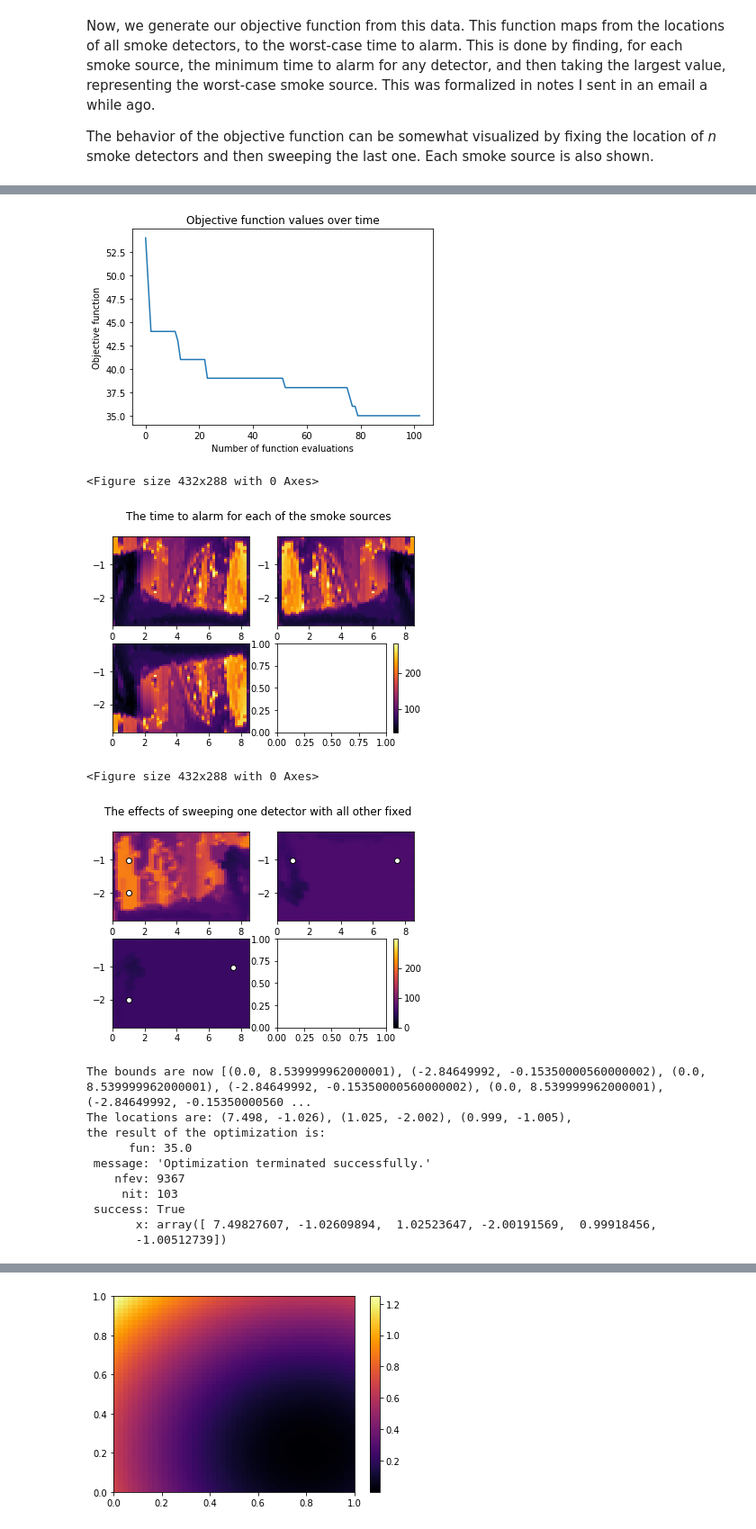
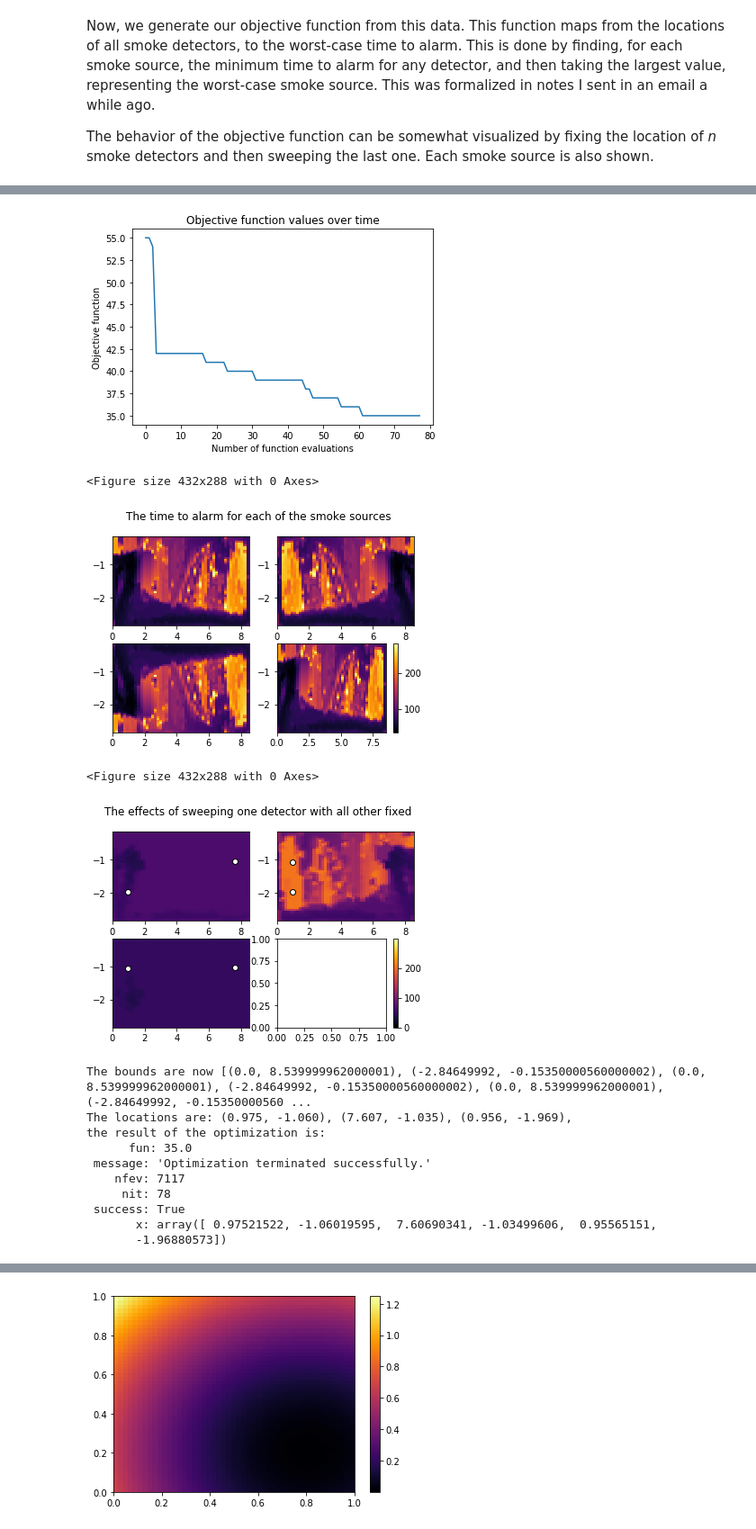
Before and after one commit to russelldj/SmokeDetectorOptimization, a Jupyter notebook: StreamlinedExperiments.ipynb, the cells around one changed output, grey strips where cells are left out. Shown at 90% size. Cells and saved outputs as stored; diff of their text form; code cells hidden in the pictures.

Commit message:
Added support for bad sources

```diff
--- a/StreamlinedExperiments.ipynb
+++ b/StreamlinedExperiments.ipynb
@@ -36,23 +62,23 @@ The behavior of the objective function can be somewhat visualized by fixing the
 # %%
-smoke_sources = [source1, source2, source3]
+smoke_sources = [source1, source2, source3, source4]
 bounds =  [0, 8.1, -3, 0]
 initialization = [1.70799994, 1.89999998, 6.83200002, 1.89999998, 1.9, 1.4]
 description = SDO.optimize(smoke_sources, 3, genetic=True, platypus=False, masked=True, visualize=True, type="worst_case")
 
 print("the result of the optimization is:\n {}".format(description))
 # %% [output]
-[figure, old version]
+[figure, new version]
 <Figure size 432x288 with 0 Axes>
-[figure, old version]
+[figure, new version]
 <Figure size 432x288 with 0 Axes>
-[figure, old version]
+[figure, new version]
 The bounds are now [(0.0, 8.539999962000001), (-2.84649992, -0.15350000560000002), (0.0, 8.539999962000001), (-2.84649992, -0.15350000560000002), (0.0, 8.539999962000001), (-2.84649992, -0.15350000560 ...
-The locations are: (7.498, -1.026), (1.025, -2.002), (0.999, -1.005),
+The locations are: (0.975, -1.060), (7.607, -1.035), (0.956, -1.969),
 the result of the optimization is:
       fun: 35.0
  message: 'Optimization terminated successfully.'
-    nfev: 9367
-     nit: 103
+    nfev: 7117
+     nit: 78
  success: True
-       x: array([ 7.49827607, -1.02609894,  1.02523647, -2.00191569,  0.99918456,
-       -1.00512739])
+       x: array([ 0.97521522, -1.06019595,  7.60690341, -1.03499606,  0.95565151,
+       -1.96880573])
```
Also changed, not shown: parts of 9 cells of this notebook, 5 other files.
